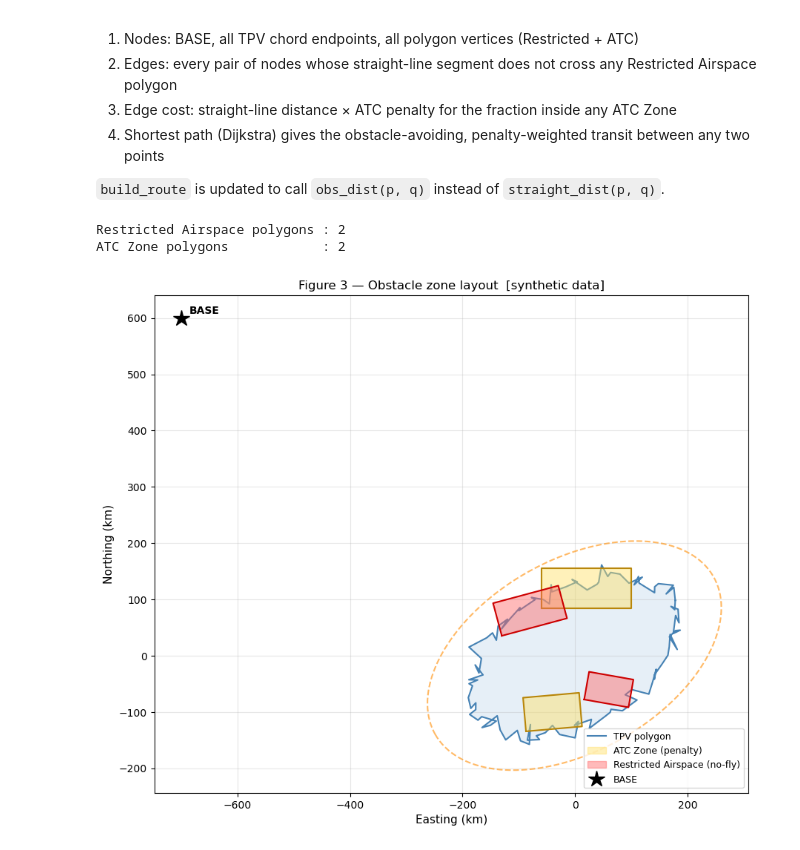
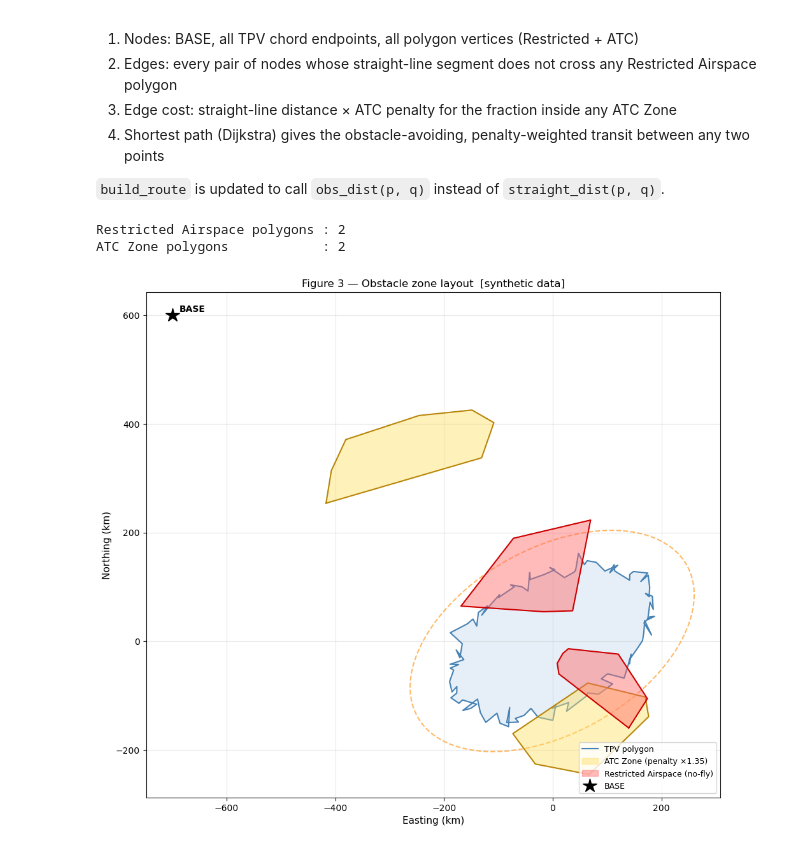
Before and after one commit to xf37/aerial-met-survey-optimizer, a Jupyter notebook: 07_tpv_route_planning.ipynb, the cells around one changed output. Saved outputs shown, nothing was run; the diff lists cells and outputs as text; code cells hidden in the pictures.

```diff
--- a/07_tpv_route_planning.ipynb
+++ b/07_tpv_route_planning.ipynb
@@ -25,7 +25,9 @@ import numpy as np
 import matplotlib.pyplot as plt
 import geopandas as gpd
 from shapely.geometry import LineString, Polygon, Point
+from shapely.ops import unary_union
 from itertools import combinations
+import heapq
 from math import cos, sin, sqrt, pi, radians, degrees, atan2
 import warnings
 warnings.filterwarnings('ignore')
@@ -41,8 +43,9 @@ TOTAL_BUDGET_KM     = AIRCRAFT_SPEED_KMH * FLIGHT_TIME_H   # 4 250 km
 ATC_PENALTY_FACTOR  = 1.35    # effective-distance multiplier inside ATC zones (range 1.25–1.5)
 TURN_PENALTY_MIN    = 7.5     # time penalty per heading change (minutes, range 5–10)
 TURN_PENALTY_KM     = TURN_PENALTY_MIN / 60.0 * AIRCRAFT_SPEED_KMH   # ≈ 106 km
+TURN_THRESHOLD_DEG  = 10.0   # minimum direction change (degrees) to count as a turn
 
-MIN_LEG_SPACING_KM  = 50.0   # minimum spacing between parallel observation legs  [TBD — confirm with scientist]
+MIN_LEG_SPACING_KM  = 50.0   # minimum spacing between parallel observation legs  [TBD]
 MAX_ANGLE_DEV_DEG   = 5.0    # max allowed chord-direction deviation from ideal (degrees)
 N_ANGLE_SAMPLES     = 3      # number of angle-deviation samples within ±MAX_ANGLE_DEV_DEG
 
@@ -50,7 +53,7 @@ T_MIN_SAT_MIN       = 10.0   # minimum satellite coincidence time (minutes)
 
 # ════════════════════════════════════════════════════════════════════════════
 print(f'Total budget      : {TOTAL_BUDGET_KM:.0f} km')
-print(f'Turn penalty      : {TURN_PENALTY_KM:.0f} km / turn')
+print(f'Turn penalty      : {TURN_PENALTY_KM:.0f} km / turn  (threshold {TURN_THRESHOLD_DEG:.0f}°)')
 print(f'Min leg spacing   : {MIN_LEG_SPACING_KM:.0f} km')
 print(f'Angle deviation   : ±{MAX_ANGLE_DEV_DEG:.0f}° ({N_ANGLE_SAMPLES} samples)')
 # %% [output]
@@ -499,34 +477,39 @@ Two new zone types are loaded here (synthetic polygons — replace with real sha
 `build_route` is updated to call `obs_dist(p, q)` instead of `straight_dist(p, q)`.
 # %%
 import heapq
-from shapely.geometry import MultiPolygon
+from shapely.geometry import MultiPolygon, MultiPoint
 from shapely.ops import unary_union
 
 # ── Synthetic obstacle zones (replace with gpd.read_file(...) for real data) ──
 #
 # To load real shapefiles:
-#   restricted_gdf = gpd.read_file(r'path\to\restricted_airspace.shp').to_crs('EPSG:4326')
-#   atc_gdf        = gpd.read_file(r'path\to\atc_zones.shp').to_crs('EPSG:4326')
-#   then convert coordinates to local km frame (same transform used for TPV_PTS)
+#   restricted_gdf = gpd.read_file(r'path\to\restricted_airspace.shp').to_crs(local_crs)
+#   atc_gdf        = gpd.read_file(r'path\to\atc_zones.shp').to_crs(local_crs)
+#   then convert to local km frame (same transform used for TPV_PTS)
 
-def make_rect(cx, cy, w, h, angle_deg=0.):
-    """Axis-aligned rectangle, then rotated, centred at (cx, cy). Returns shapely Polygon."""
-    hw, hh = w/2, h/2
-    corners = np.array([[-hw,-hh],[ hw,-hh],[ hw, hh],[-hw, hh]])
+def make_irregular_poly(cx, cy, radius_x, radius_y, n_pts=10, angle_deg=0., seed=0):
+    """Irregular convex polygon roughly fitting radius_x × radius_y, rotated by angle_deg."""
+    rng = np.random.RandomState(seed)
+    raw_angles = np.sort(rng.uniform(0, 2*pi, n_pts))
+    r = rng.uniform(0.55, 1.0, n_pts)
+    pts = np.column_stack([r * radius_x * np.cos(raw_angles),
+                           r * radius_y * np.sin(raw_angles)])
     R = rot2d(radians(angle_deg))
-    corners = (R @ corners.T).T + np.array([cx, cy])
-    return Polygon(corners)
+    pts = (R @ pts.T).T + np.array([cx, cy])
+    return MultiPoint(pts).convex_hull
 
 # Restricted Airspace — hard no-fly zones (red)
+# Positioned to partially overlap the TPV polygon so some candidate chords are invalidated.
 restricted_polys = [
-    make_rect(-80,  80, 120, 60, angle_deg=15.),   # blocks left side of TPV
-    make_rect( 60, -60,  80, 50, angle_deg=-10.),  # blocks lower right
+    make_irregular_poly(-30,  130, 160, 100, angle_deg=25., seed=7),   # upper-left, cuts into TPV
+    make_irregular_poly( 90,  -80, 110,  80, angle_deg=-20., seed=8),  # lower-right, near TPV edge
 ]
 
 # ATC Zones — flyable but penalised (yellow)
+# Positioned on likely transit corridors between BASE and TPV.
 atc_polys = [
-    make_rect(20, 120, 160, 70, angle_deg=0.),    # above TPV, on transit route
-    make_rect(-40, -100, 100, 60, angle_deg=5.),  # below TPV
+    make_irregular_poly(-250, 300, 200, 130, angle_deg=15., seed=9),   # BASE → TPV transit corridor
+    make_irregular_poly(  50, -160, 150,  90, angle_deg= 5., seed=10), # below TPV
 ]
 
 restricted_union = unary_union(restricted_polys)
@@ -536,39 +519,40 @@ print(f'Restricted Airspace polygons : {len(restricted_polys)}')
 print(f'ATC Zone polygons            : {len(atc_polys)}')
 
 # ── Figure 3: Zone layout ─────────────────────────────────────────────────
-fig, ax = plt.subplots(figsize=(9, 9))
+fig, ax = plt.subplots(figsize=(10, 10))
 
 closed = np.vstack([TPV_PTS, TPV_PTS[0]])
 ax.fill(TPV_PTS[:,0], TPV_PTS[:,1], color='#cfe0f0', alpha=0.5, zorder=1)
 ax.plot(closed[:,0],  closed[:,1],  color='steelblue', lw=1.5, zorder=2, label='TPV polygon')
 ax.plot(ell_xy[:,0],  ell_xy[:,1],  '--', color='darkorange', lw=1.5, alpha=0.6, zorder=3)
 
 for poly in atc_polys:
     xs, ys = poly.exterior.xy
     ax.fill(xs, ys, color='#ffe066', alpha=0.45, zorder=4)
     ax.plot(xs, ys, color='#b8860b', lw=1.5, zorder=5)
-ax.fill([], [], color='#ffe066', alpha=0.45, label='ATC Zone (penalty)')
+ax.fill([], [], color='#ffe066', alpha=0.45,
+        label=f'ATC Zone (penalty ×{ATC_PENALTY_FACTOR})')
 
 for poly in restricted_polys:
     xs, ys = poly.exterior.xy
     ax.fill(xs, ys, color='#ff6666', alpha=0.45, zorder=6)
     ax.plot(xs, ys, color='#cc0000', lw=1.5, zorder=7)
 ax.fill([], [], color='#ff6666', alpha=0.45, label='Restricted Airspace (no-fly)')
 
 ax.plot(*BASE, '*', color='black', ms=16, zorder=10, label='BASE')
-ax.annotate('BASE', BASE, textcoords='offset points', xytext=(8,4),
+ax.annotate('BASE', BASE, textcoords='offset points', xytext=(8, 4),
             fontsize=10, fontweight='bold')
 
 ax.set_aspect('equal')
 ax.set_xlabel('Easting (km)', fontsize=11)
 ax.set_ylabel('Northing (km)', fontsize=11)
 ax.set_title('Figure 3 — Obstacle zone layout  [synthetic data]', fontsize=12)
 ax.legend(fontsize=9, loc='lower right')
 ax.grid(True, alpha=0.3)
 plt.tight_layout()
 plt.show()
 # %% [output]
 Restricted Airspace polygons : 2
 ATC Zone polygons            : 2
-[figure, old version]
+[figure, new version]
 # %%
```
Also changed, not shown: parts of 5 cells of this notebook.
